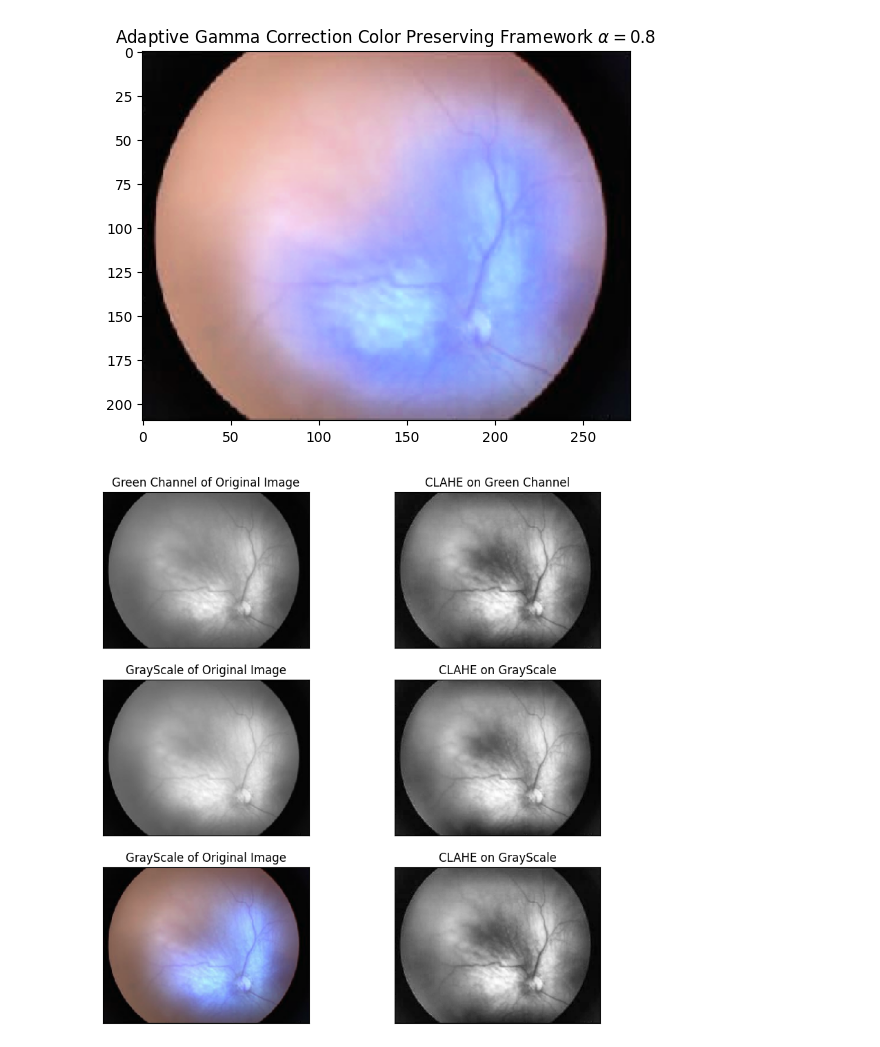
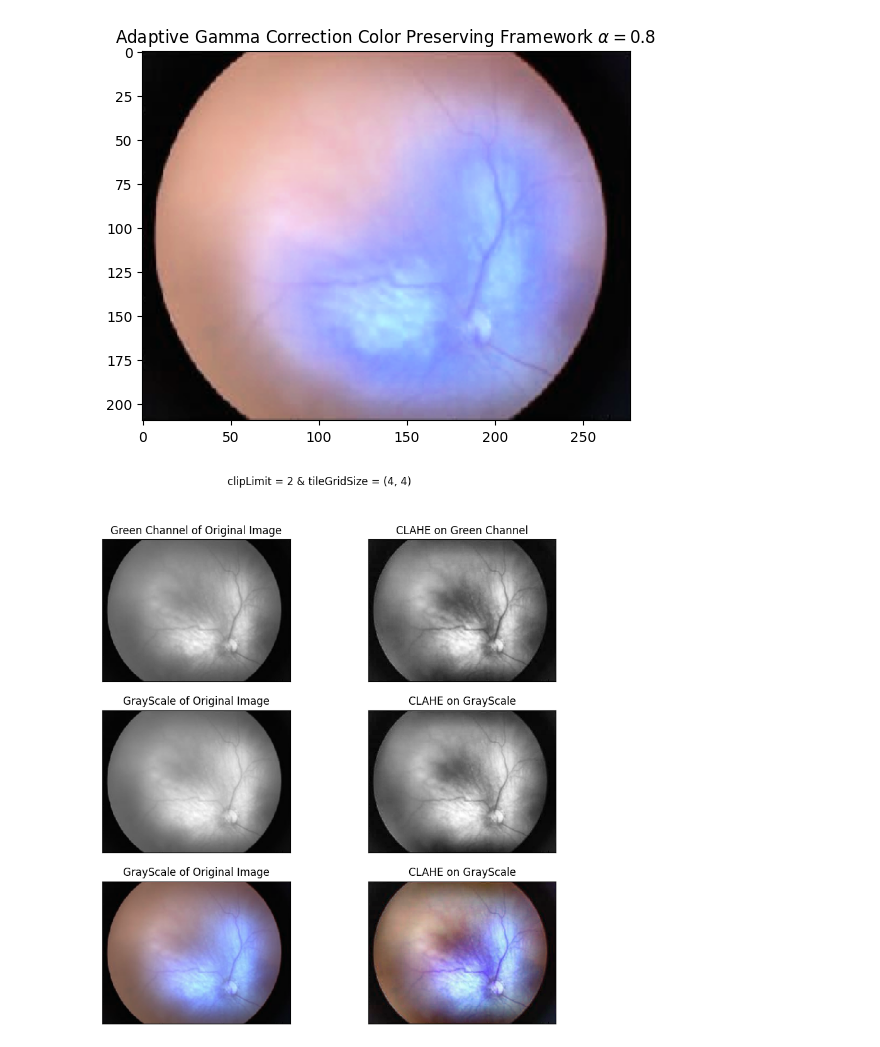
Before and after one commit to mhyrzt/ROP, a Jupyter notebook: example.ipynb, the cells around one changed output. Drawn from its saved outputs; the diff is of its cells as text; code cells hidden in the pictures.

```diff
--- a/example.ipynb
+++ b/example.ipynb
@@ -31,24 +29,28 @@ clahe = CLAHE(image, 2, (4, 4))
+# %%
+clipLimit = 2
+tileGridSize = (4, 4)
+clahe = CLAHE(image, clipLimit, tileGridSize)
 # %%
 fig, axs = plt.subplots(3, 2, figsize=(10, 10))
-
+fig.suptitle(f"clipLimit = {clipLimit} & tileGridSize = {tileGridSize} ")
 axs[0, 0].set_title("Green Channel of Original Image")
 axs[0, 0].imshow(clahe.green, cmap="gray")
 axs[0, 1].set_title("CLAHE on Green Channel")
 axs[0, 1].imshow(clahe.apply_green(), cmap="gray")
 
 axs[1, 0].set_title("GrayScale of Original Image")
 axs[1, 0].imshow(clahe.grays, cmap="gray")
 axs[1, 1].set_title("CLAHE on GrayScale")
 axs[1, 1].imshow(clahe.apply_gray(), cmap="gray")
 
 axs[2, 0].set_title("GrayScale of Original Image")
 axs[2, 0].imshow(clahe.image)
 axs[2, 1].set_title("CLAHE on GrayScale")
-axs[2, 1].imshow(clahe.apply_green())
+axs[2, 1].imshow(clahe.apply_all())
 
 for ax in axs:
     for a in ax:
         a.set_xticks([])
         a.set_yticks([])
 # %% [output]
-[figure, old version]
+[figure, new version]
```
Also changed, not shown: parts of 1 cell of this notebook, 2 other files.
